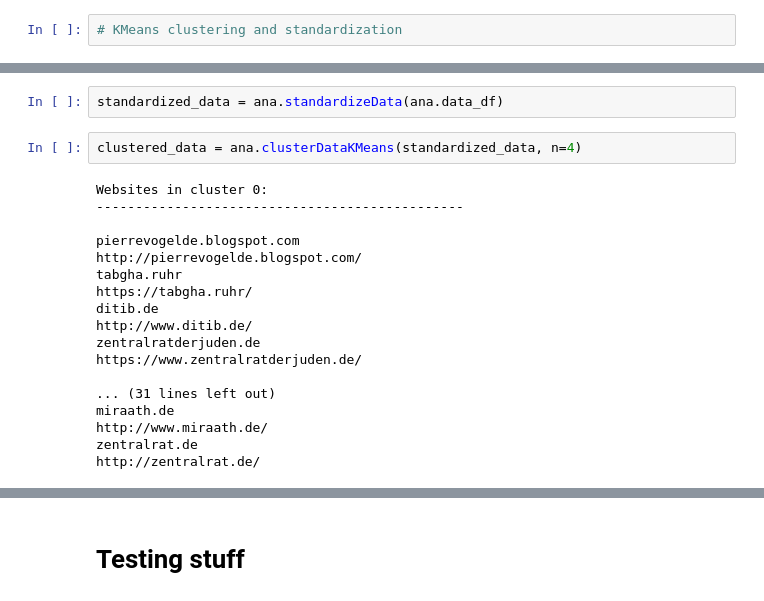
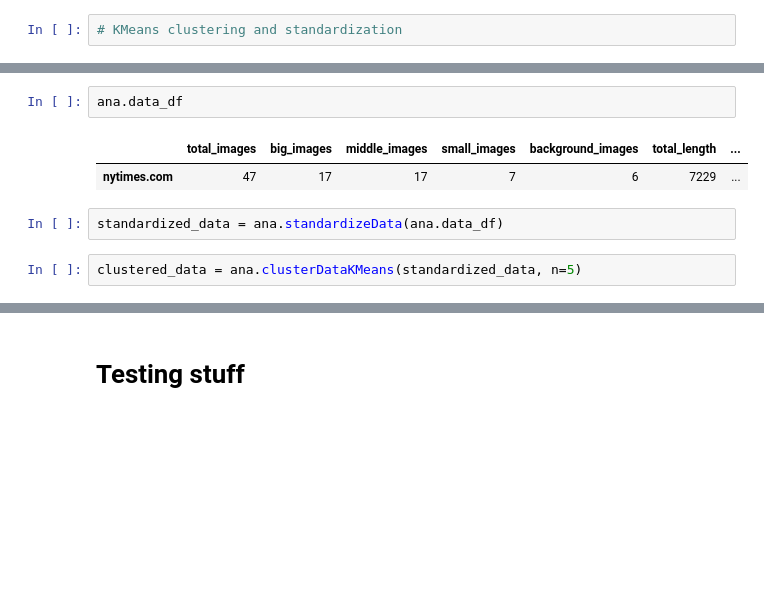
Before and after one commit to thomjur/zfdg_website_scraper, a Jupyter notebook: troubleshoting_notebook.ipynb, the cells around one changed output, grey strips where cells are left out. Cells and saved outputs as stored; diff of their text form; blank space fills up the shorter version.

Commit message:
minor changes; last commit before switching to selenium for image analysis

```diff
--- a/troubleshoting_notebook.ipynb
+++ b/troubleshoting_notebook.ipynb
@@ -54,24 +77,11 @@ Currently, the following columns are selected: ['total_images', 'total_length']
+# %%
+ana.data_df
+# %% [output]
+|  | total_images | big_images | middle_images | small_images | background_images | total_length | ... |
+| nytimes.com | 47 | 17 | 17 | 7 | 6 | 7229 | ... |
 # %%
 standardized_data = ana.standardizeData(ana.data_df)
 # %%
-clustered_data = ana.clusterDataKMeans(standardized_data, n=4)
+clustered_data = ana.clusterDataKMeans(standardized_data, n=5)
-# %% [output]
-Websites in cluster 0:
------------------------------------------------
-
-pierrevogelde.blogspot.com
-http://pierrevogelde.blogspot.com/
-tabgha.ruhr
-https://tabgha.ruhr/
-ditib.de
-http://www.ditib.de/
-zentralratderjuden.de
-https://www.zentralratderjuden.de/
-
-... (31 lines left out)
-miraath.de
-http://www.miraath.de/
-zentralrat.de
-http://zentralrat.de/
 # %%
 ana.createElbowPlot(standardized_data)
```
Also changed, not shown: parts of 47 cells of this notebook, 7 other files.
